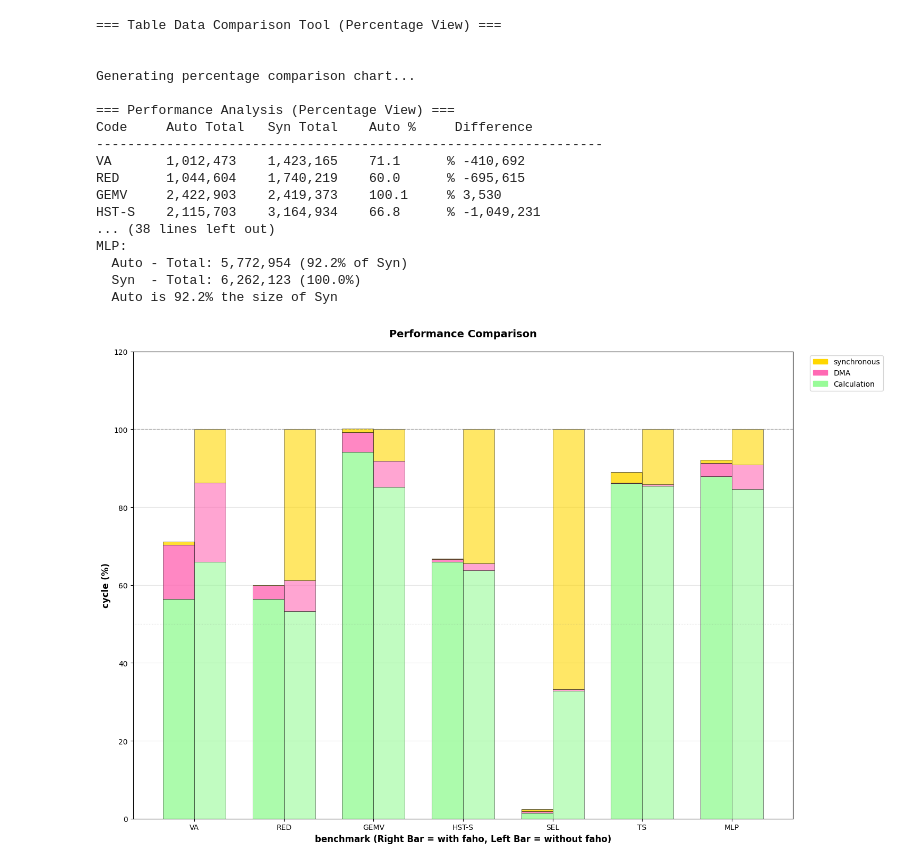
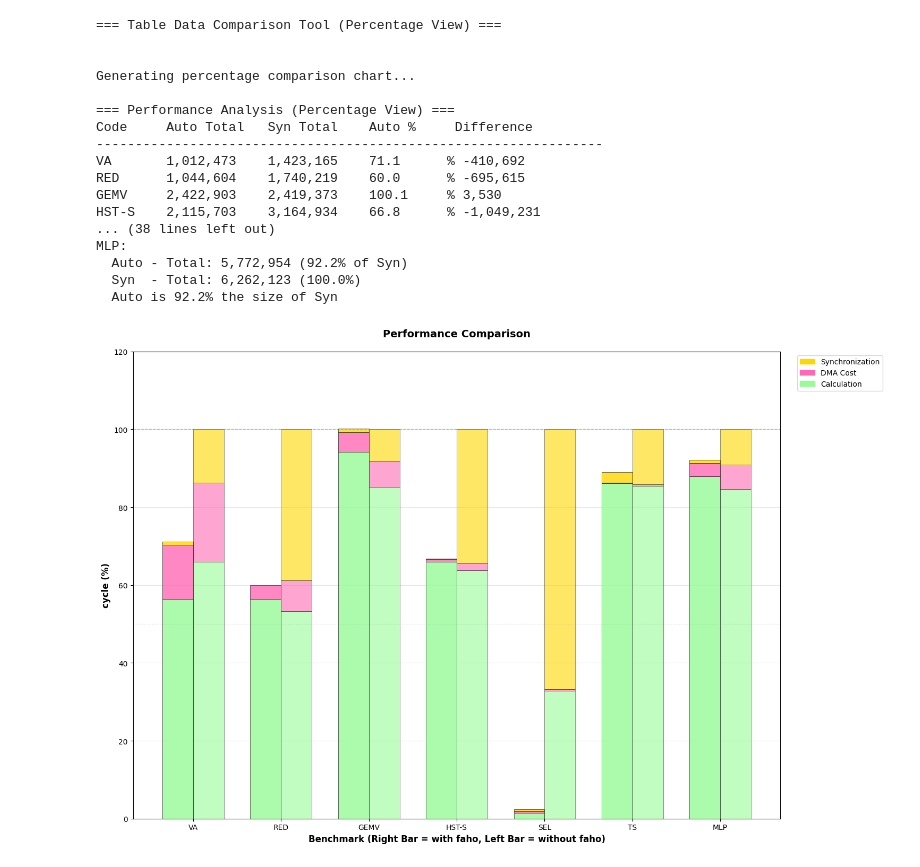
Before and after one commit to niwehao/Faho-Sim, a Jupyter notebook: uPIMulator_backend/result/draw_syn.ipynb, the cells around one changed output. Cells and saved outputs as stored; diff of their text form; code cells hidden in the pictures.

```diff
--- a/uPIMulator_backend/result/draw_syn.ipynb
+++ b/uPIMulator_backend/result/draw_syn.ipynb
@@ -183,8 +183,8 @@ def create_comparison_chart_percentage(table1_data, table2_data, save_path=None)
     # 原来的代码在这里添加了百分比和绝对值标签，现在已删除
 
     # Customize the chart
-    ax.set_xlabel('benchmark (Right Bar = with faho, Left Bar = without faho)', fontsize=12, fontweight='bold')
-    ax.set_ylabel('cycle (%)', fontsize=12, fontweight='bold')
+    ax.set_xlabel('Benchmark (Right Bar = with faho, Left Bar = without faho)', fontsize=12, fontweight='bold')
+    ax.set_ylabel('Cycle (%)', fontsize=12, fontweight='bold')
     ax.set_title('Performance Comparison',
                 fontsize=14, fontweight='bold', pad=20)
     ax.set_xticks(x_pos)
@@ -200,8 +200,8 @@ def create_comparison_chart_percentage(table1_data, table2_data, save_path=None)
 
     # Create custom legend
     legend_elements = [
-        mpatches.Patch(color=colors['barrier'], label='synchronous'),
-        mpatches.Patch(color=colors['dma'], label='DMA'),
+        mpatches.Patch(color=colors['barrier'], label='Synchronization'),
+        mpatches.Patch(color=colors['dma'], label='DMA Cost'),
         mpatches.Patch(color=colors['remaining'], label='Calculation'),
     ]
 
@@ -311,31 +311,31 @@ def main(csv_file1=None, csv_file2=None):
     for code in sorted_codes:
         auto_total = df1.loc[code, 'total_cycle']
         syn_total = df2.loc[code, 'total_cycle']
         scale_factor = (auto_total / syn_total * 100) if syn_total > 0 else 0
 
         print(f"\n{code}:")
         print(f"  Auto - Total: {auto_total:,} ({scale_factor:.1f}% of Syn)")
         print(f"  Syn  - Total: {syn_total:,} (100.0%)")
         print(f"  Auto is {scale_factor:.1f}% the size of Syn")
 
 if __name__ == "__main__":
     main("upim/result.csv", "syn/result.csv")
 # %% [output]
 === Table Data Comparison Tool (Percentage View) ===
 
 
 Generating percentage comparison chart...
 
 === Performance Analysis (Percentage View) ===
 Code     Auto Total   Syn Total    Auto %     Difference
 -----------------------------------------------------------------
 VA       1,012,473    1,423,165    71.1      % -410,692
 RED      1,044,604    1,740,219    60.0      % -695,615
 GEMV     2,422,903    2,419,373    100.1     % 3,530
 HST-S    2,115,703    3,164,934    66.8      % -1,049,231
 ... (38 lines left out)
 MLP:
   Auto - Total: 5,772,954 (92.2% of Syn)
   Syn  - Total: 6,262,123 (100.0%)
   Auto is 92.2% the size of Syn
-[figure, old version]
+[figure, new version]
```
Also changed, not shown: 30 other files.
